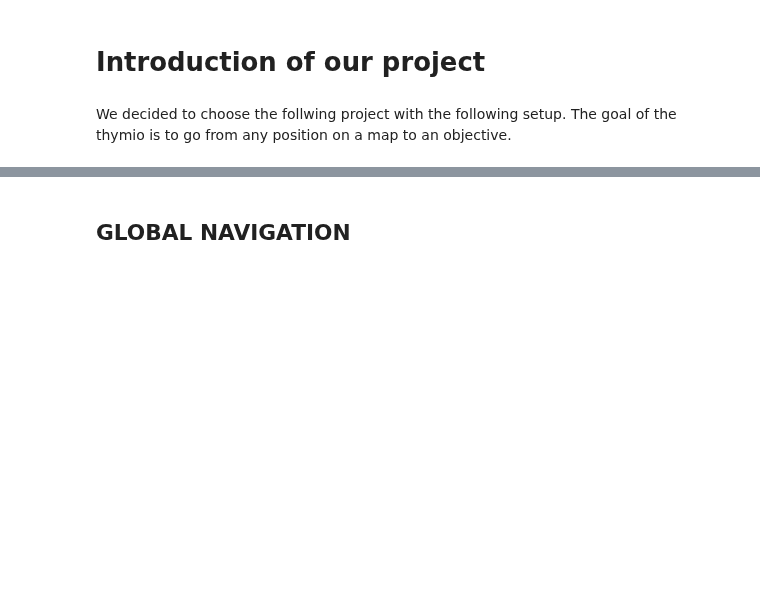
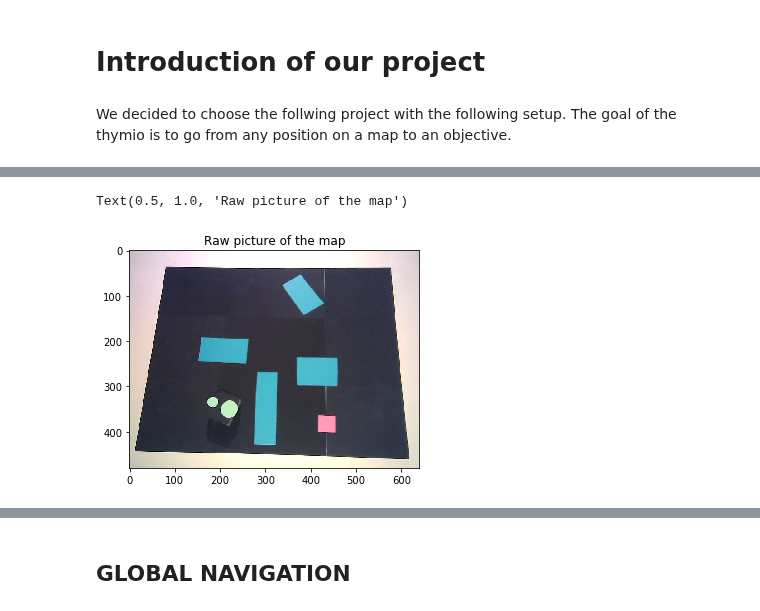
Before and after one commit to RobinJunod/Project_thymio, a Jupyter notebook: main.ipynb, the cells around one changed output, grey strips where cells are left out. Saved outputs shown, nothing was run; the diff lists cells and outputs as text; code cells hidden in the pictures; blank space fills up the shorter version.

Commit message:
Vision added in report

```diff
--- a/main.ipynb
+++ b/main.ipynb
@@ -36,0 +42,17 @@ We decided to choose the follwing project with the following setup. The goal of
+# %%
+import function.vision as vision
+import cv2
+import numpy as np
+import math as m
+#%matplotlib notebook
+import matplotlib.pyplot as plt
+
+#%matplotlib notebook
+img_name = 'img_presentation/Calibration_1012_1.png'
+img = cv2.imread(img_name, cv2.IMREAD_COLOR)
+plt.figure()
+plt.imshow(img[:,:,::-1])
+plt.title('Raw picture of the map')
+# %% [output]
+Text(0.5, 1.0, 'Raw picture of the map')
+[figure, added]
```
Also changed, not shown: parts of 18 cells of this notebook, 2 other files.
